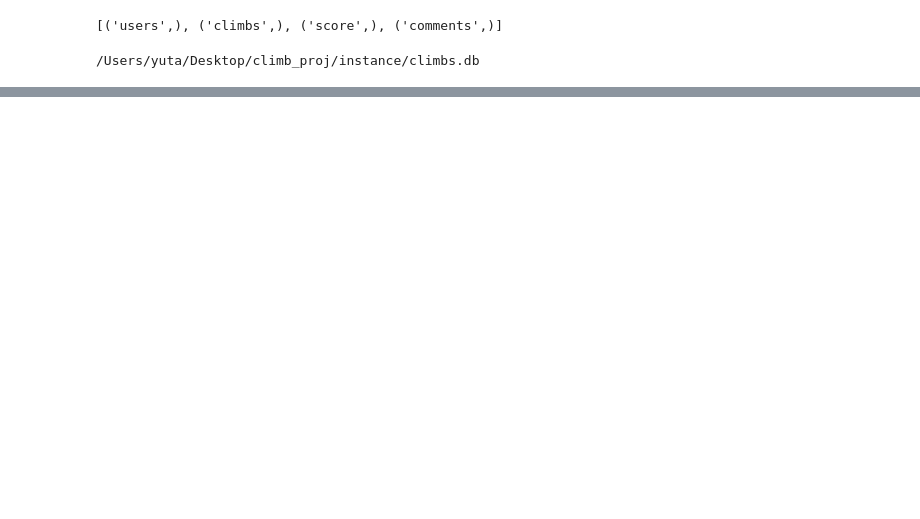
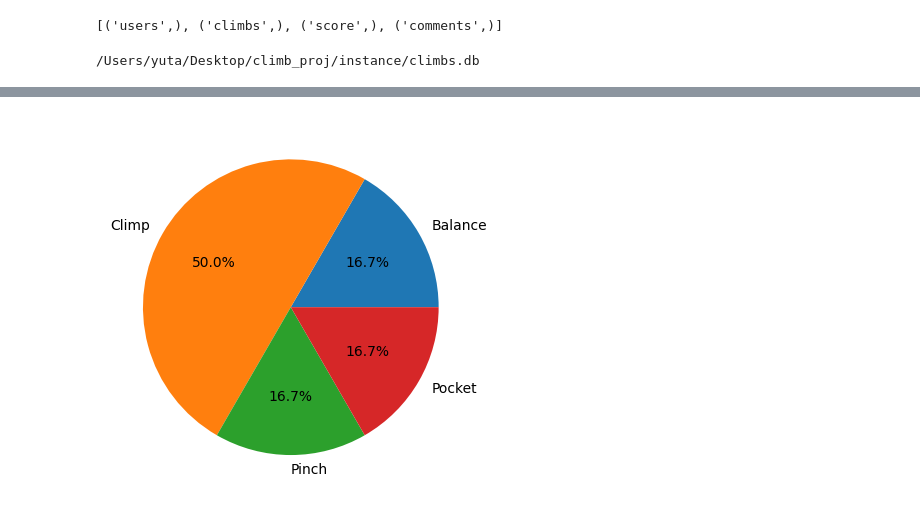
Before and after one commit to TOTO-TOILET/climb_log, a Jupyter notebook: data.ipynb, the cells around one changed output, grey strips where cells are left out. Cells and saved outputs as stored; diff of their text form; code cells hidden in the pictures; blank space fills up the shorter version.

```diff
--- a/data.ipynb
+++ b/data.ipynb
@@ -145,0 +250,19 @@ score_df
+# %%
+# this shows the style of climbs user attempted today
+def style_attempted(id):
+    global user_climbs
+    user_climbs = climbs_df[climbs_df['upload_author_id'] == id]
+    climbs_df['date_logged'] = pd.to_datetime(climbs_df.date_logged).dt.date
+    total_today = climbs_df[climbs_df.date_logged == datetime.now().date()]
+    total_today = total_today.groupby('style').count()
+    by_style = total_today[['id']]
+
+    plt.pie(
+        by_style['id'],  # Values for the pie chart
+        labels=by_style.index,  # Labels for each style
+        autopct='%1.1f%%'  # Show percentages
+    )
+
+style_attempted(3)
+# %% [output]
+[figure, added]
```
Also changed, not shown: parts of 12 cells of this notebook, 2 other files.
